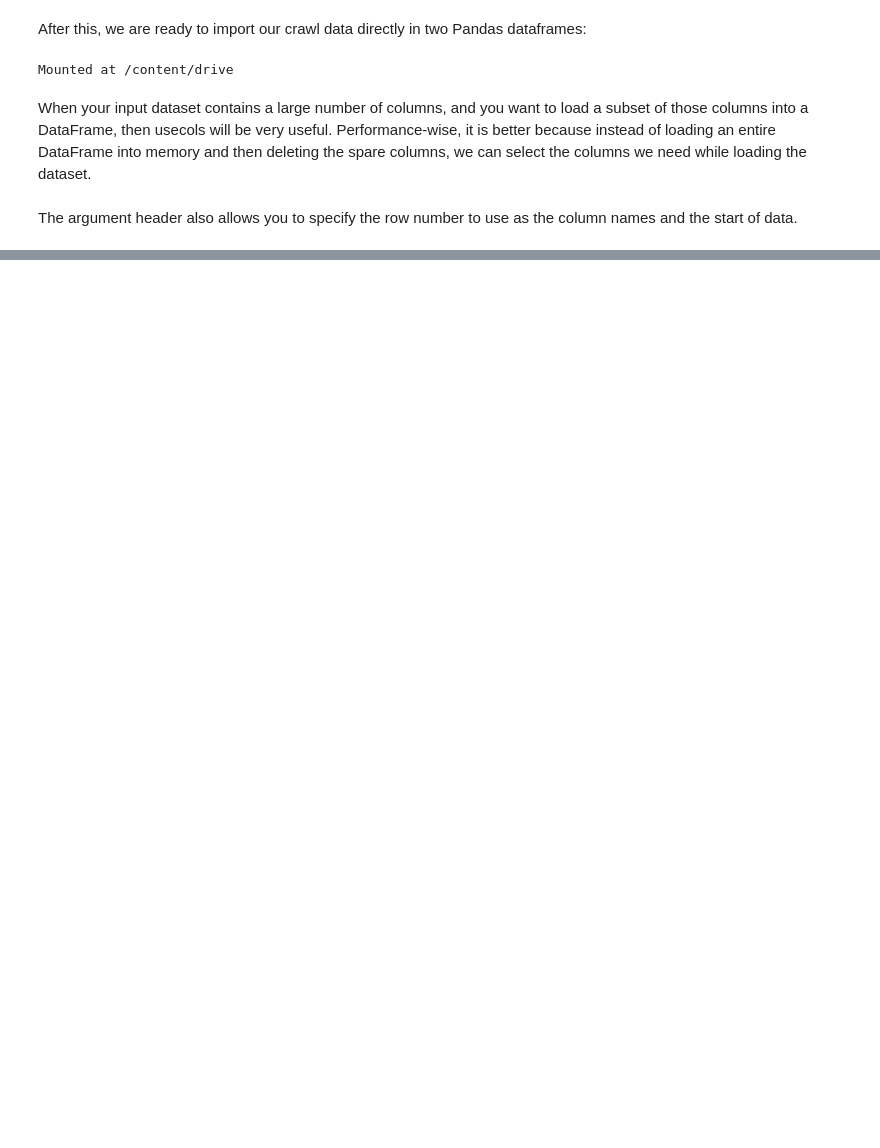
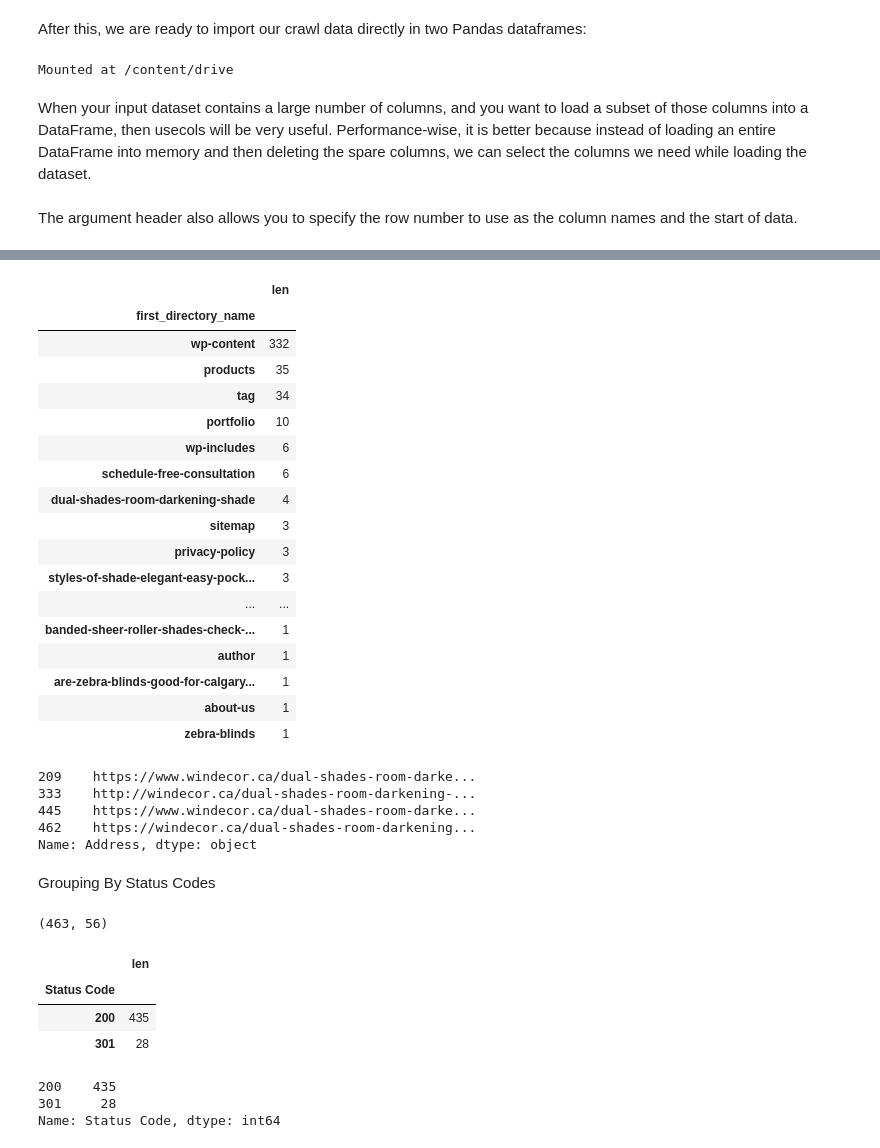
Before and after one commit to Rahul-YYC/CrawlScreamingFrogPandas, a Jupyter notebook: CrawlDataIntoPandas.ipynb, the cells around one changed output, grey strips where cells are left out. Drawn from its saved outputs; the diff is of its cells as text; code cells hidden in the pictures; blank space fills up the shorter version.

```diff
--- a/CrawlDataIntoPandas.ipynb
+++ b/CrawlDataIntoPandas.ipynb
@@ -50,0 +133,30 @@ Analyze a little with the data. Let's count URLs per Status Code:
+# %%
+agg_by_dname_df = df.groupby('first_directory_name').first_directory_name.agg([len])
+agg_by_dname_df.sort_values(by='len', ascending=False)
+# %% [output]
+|  | len |
+| first_directory_name |  |
+| wp-content | 332 |
+| products | 35 |
+| tag | 34 |
+| portfolio | 10 |
+| wp-includes | 6 |
+| schedule-free-consultation | 6 |
+| dual-shades-room-darkening-shade | 4 |
+| sitemap | 3 |
+| privacy-policy | 3 |
+| styles-of-shade-elegant-easy-pock... | 3 |
+| ... | ... |
+| banded-sheer-roller-shades-check-... | 1 |
+| author | 1 |
+| are-zebra-blinds-good-for-calgary... | 1 |
+| about-us | 1 |
+| zebra-blinds | 1 |
+# %%
+df.loc[df.first_directory_name == 'dual-shades-room-darkening-shade'].Address
+# %% [output]
+209    https://www.windecor.ca/dual-shades-room-darke...
+333    http://windecor.ca/dual-shades-room-darkening-...
+445    https://www.windecor.ca/dual-shades-room-darke...
+462    https://windecor.ca/dual-shades-room-darkening...
+Name: Address, dtype: object
@@ -50,0 +169,20 @@ Analyze a little with the data. Let's count URLs per Status Code:
+# %% [markdown]
+Grouping By Status Codes
+# %%
+df.shape
+# %% [output]
+(463, 56)
+# %%
+agg_by_status_df = df.groupby('Status Code')['Status Code'].agg([len])
+agg_by_status_df
+# %% [output]
+|  | len |
+| Status Code |  |
+| 200 | 435 |
+| 301 | 28 |
+# %%
+df['Status Code'].value_counts()
+# %% [output]
+200    435
+301     28
+Name: Status Code, dtype: int64
```
Also changed, not shown: parts of 20 cells of this notebook.
